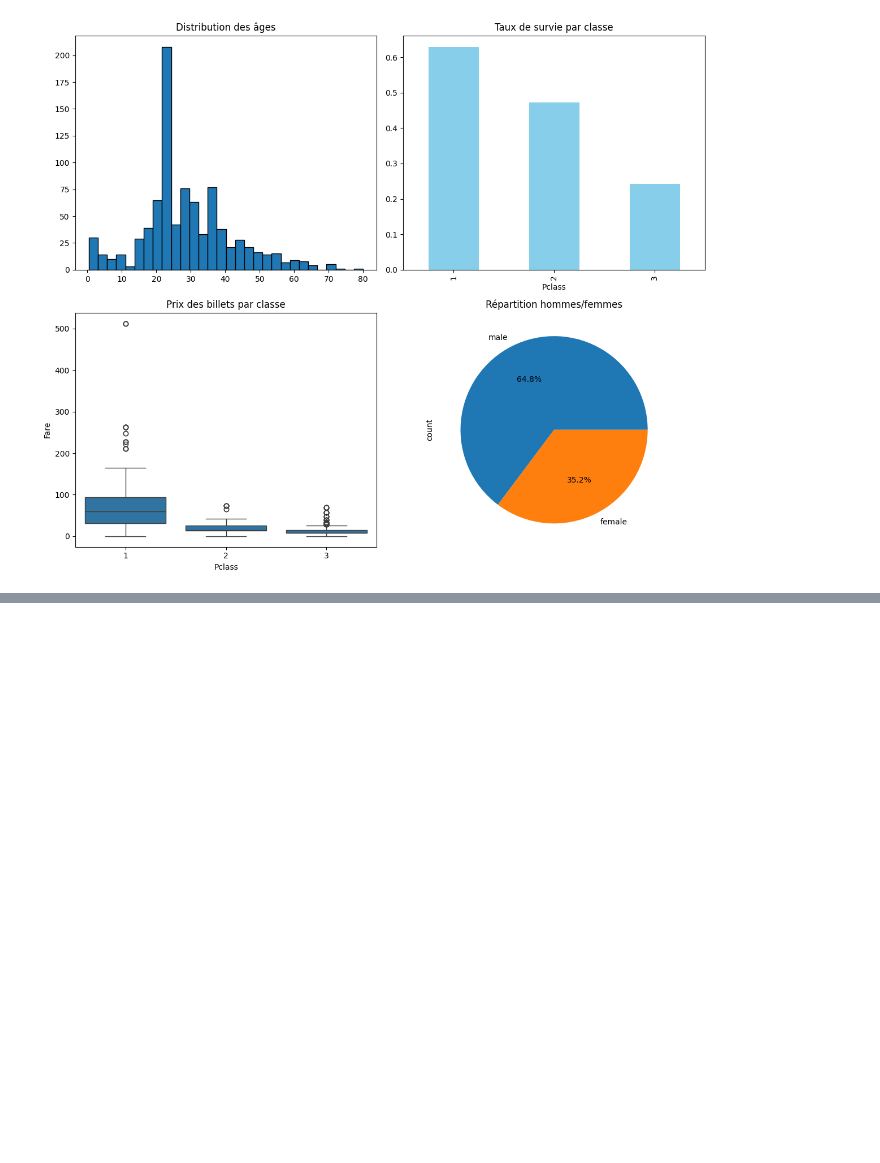
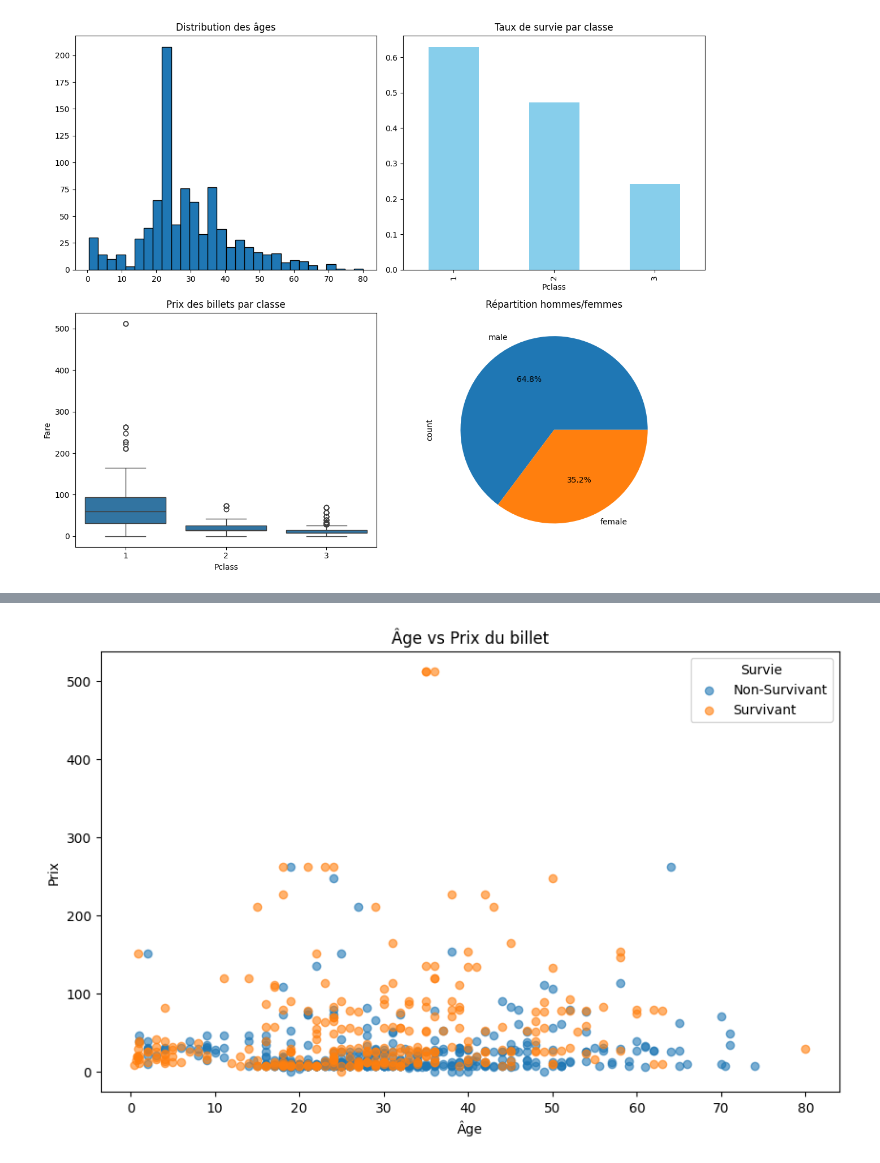
Before and after one commit to souhaylelhammadi/analytique-des-donn-es-et-informatique-d-cisionnelle, a Jupyter notebook: Untitled1.ipynb, the cells around one changed output, grey strips where cells are left out. Cells and saved outputs as stored; diff of their text form; code cells hidden in the pictures; blank space fills up the shorter version.

```diff
--- a/Untitled1.ipynb
+++ b/Untitled1.ipynb
@@ -174,0 +211,14 @@ plt.show()
+# %%
+#13  Légende avancée : Créez un scatter plot avec une légende personnalisée.
+plt.figure(figsize=(10, 6))
+for survived, group in df.groupby('Survived'):
+    plt.scatter(group['Age'], group['Fare'],
+                label='Survivant' if survived == 1 else 'Non-Survivant',
+                alpha=0.6)
+plt.legend(title='Survie')
+plt.title('Âge vs Prix du billet')
+plt.xlabel('Âge')
+plt.ylabel('Prix')
+plt.show()
+# %% [output]
+[figure, added]
```
Also changed, not shown: parts of 14 cells of this notebook.
